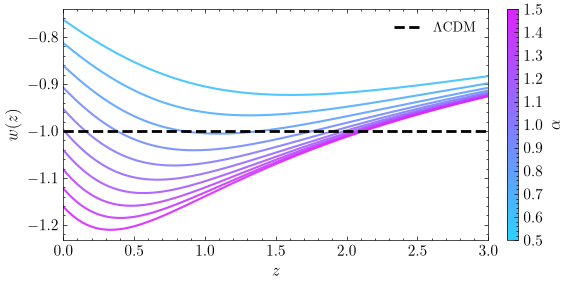
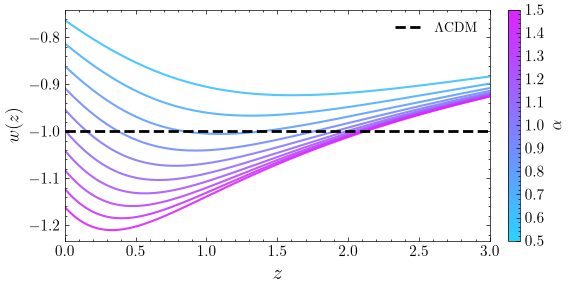
The change to this notebook cell's code, shown as a diff; its figure went from the first image to the second:
--- before
+++ after
@@ -22,6 +22,6 @@
 ax.legend(loc='upper right')
 
-ax.set_xlabel(r'$z$')
-ax.set_ylabel(r'$w(z)$')
+ax.set_xlabel(r'$z$', fontsize=15)
+ax.set_ylabel(r'$w(z)$', fontsize=13)
 ax.set_xlim(0., 3.)
 ax.grid(False)

Commit: Added reconstruction plots